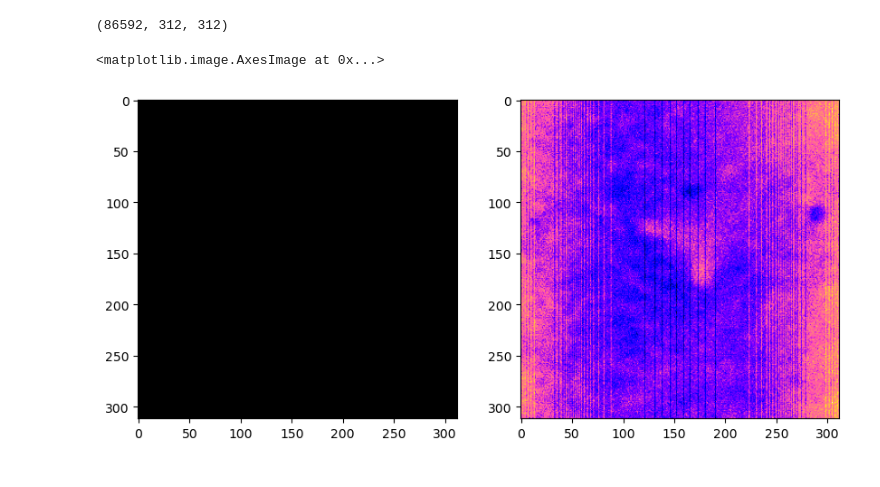
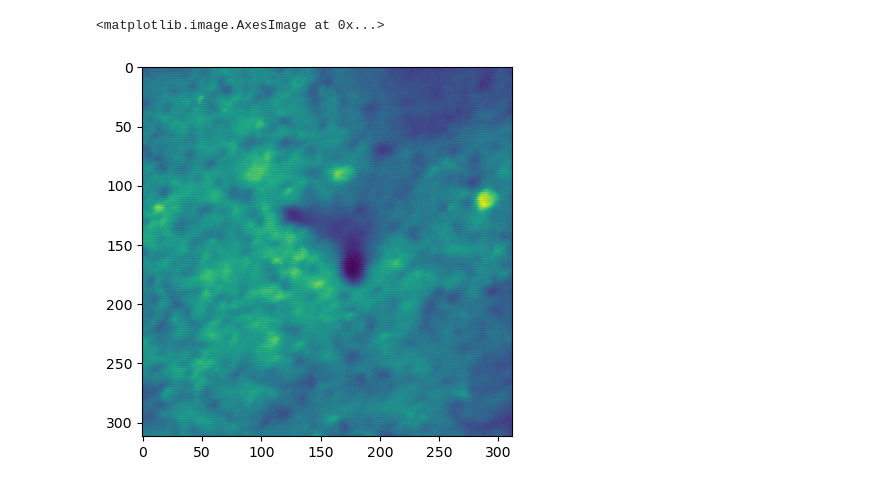
Before and after one commit to NeuroNetMem/pipeline_2p, a Jupyter notebook: pipeline/session_explorer.ipynb, the cells around one changed output. Drawn from its saved outputs; the diff is of its cells as text; code cells hidden in the pictures.

```diff
--- a/pipeline/session_explorer.ipynb
+++ b/pipeline/session_explorer.ipynb
@@ -10,2 +8,2 @@ To enable them in other operations, rebuild TensorFlow with the appropriate comp
 # %%
-data_path = Path("/ceph/imaging1/davide/2p_data/429420_toms/20230203_429420")
+data_path = Path("/scratch/davide/2p_data/429420_toms/20230203_429420")
@@ -15,4 +9,0 @@ input_movie = cm.load(input_tif)
-# %%
-input_movie.shape
-# %% [output]
-(86592, 312, 312)
@@ -21,9 +9,0 @@ corr_image,pnr_image = cm.summary_images.correlation_pnr(input_movie,swap_dim=Fa
-# %%
-plt.figure(figsize=(10,5))
-plt.subplot(1,2,1)
-plt.imshow(corr_image,cmap=plt.cm.gnuplot2)
-plt.subplot(1,2,2)
-plt.imshow(pnr_image,cmap=plt.cm.gnuplot2)
-# %% [output]
-<matplotlib.image.AxesImage at 0x...>
-[figure, removed]
@@ -31,0 +10,9 @@ del input_movie
+# %%
+metrics_file = data_path.joinpath('metrics.pickle')
+with open(metrics_file,'rb') as file:
+    metrics = pickle.load(file)
+# %%
+plt.imshow(metrics['mean_img_raw'])
+# %% [output]
+<matplotlib.image.AxesImage at 0x...>
+[figure, added]
```
Also changed, not shown: parts of 13 cells of this notebook, 3 other files.
